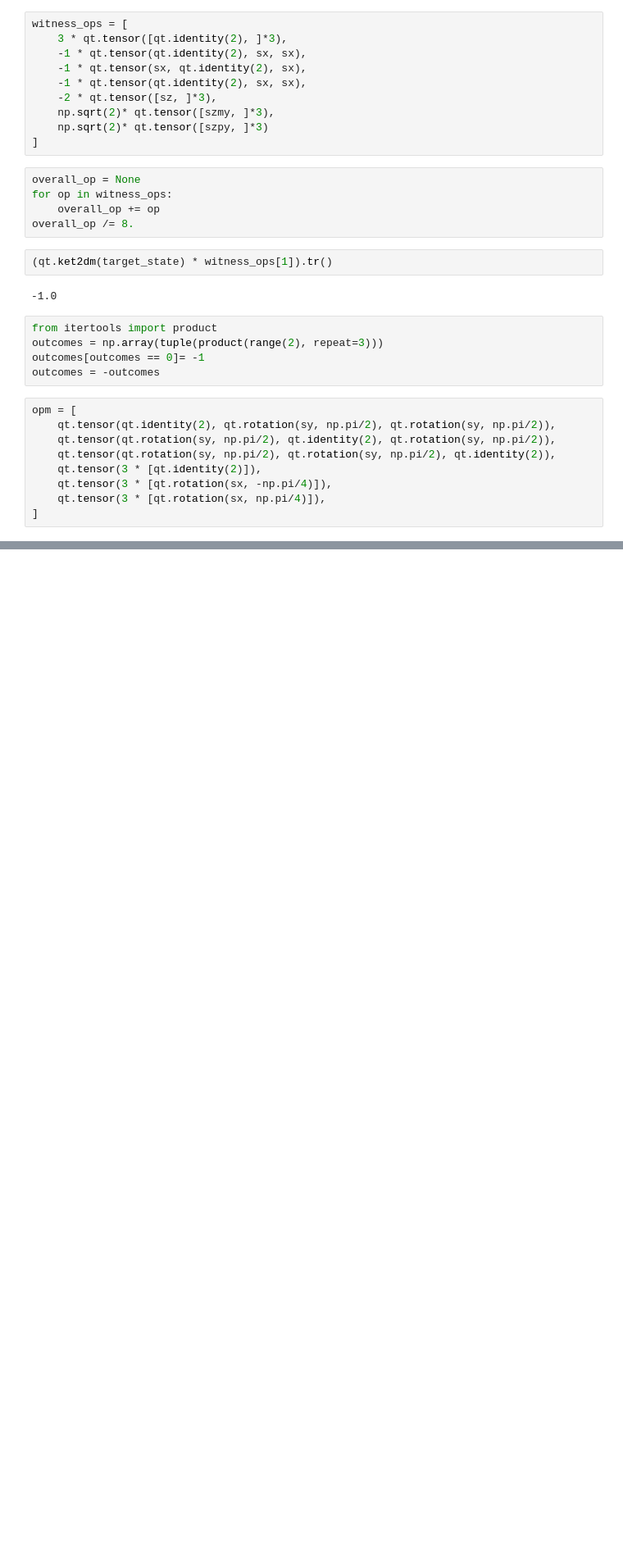
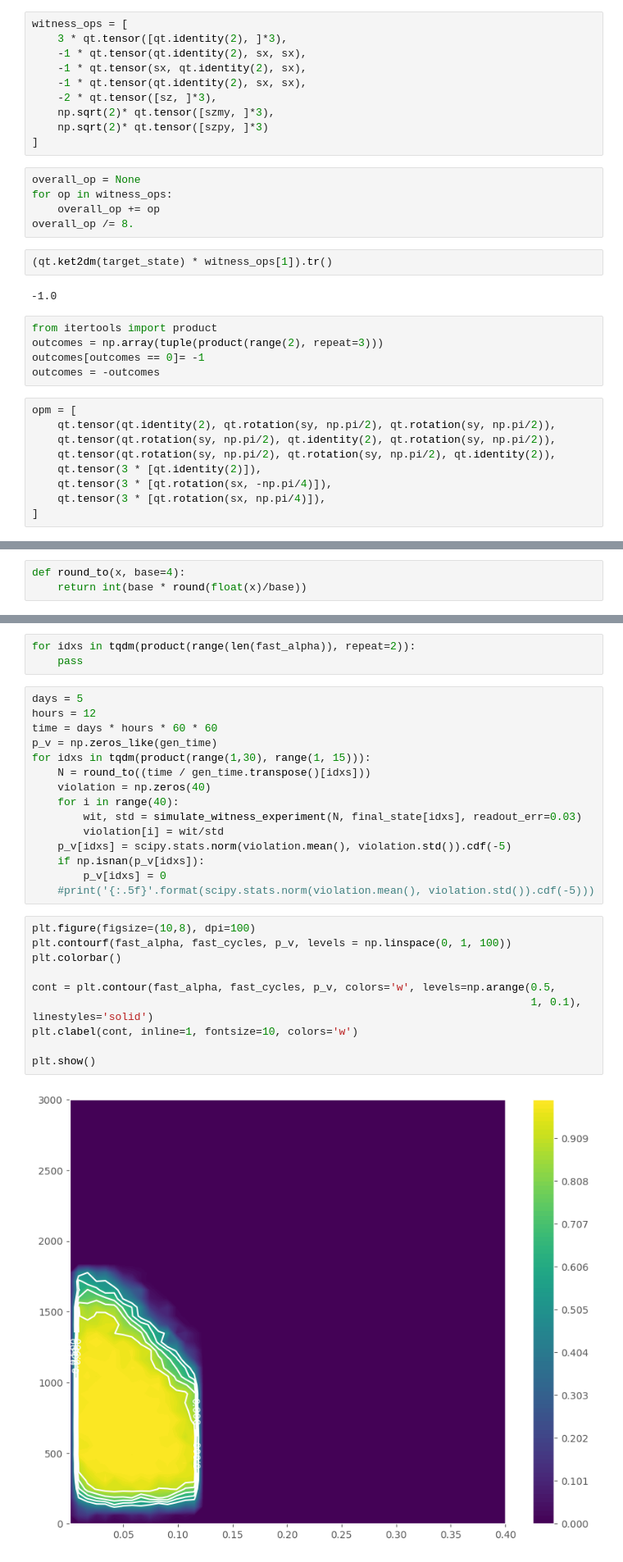
Before and after one commit to matpompili/go-nogo, a Jupyter notebook: Proposal.ipynb, the cells around one changed output, grey strips where cells are left out. Shown at 82% size. Cells and saved outputs as stored; diff of their text form; blank space fills up the shorter version.

```diff
--- a/Proposal.ipynb
+++ b/Proposal.ipynb
@@ -707,0 +714,3 @@ Msmt time: 8.6 days
+# %%
+def round_to(x, base=4):
+    return int(base * round(float(x)/base))
@@ -707,0 +720,30 @@ Msmt time: 8.6 days
+# %%
+for idxs in tqdm(product(range(len(fast_alpha)), repeat=2)):
+    pass
+# %%
+days = 5
+hours = 12
+time = days * hours * 60 * 60
+p_v = np.zeros_like(gen_time)
+for idxs in tqdm(product(range(1,30), range(1, 15))):
+    N = round_to((time / gen_time.transpose()[idxs]))
+    violation = np.zeros(40)
+    for i in range(40):
+        wit, std = simulate_witness_experiment(N, final_state[idxs], readout_err=0.03)
+        violation[i] = wit/std
+    p_v[idxs] = scipy.stats.norm(violation.mean(), violation.std()).cdf(-5)
+    if np.isnan(p_v[idxs]):
+        p_v[idxs] = 0
+    #print('{:.5f}'.format(scipy.stats.norm(violation.mean(), violation.std()).cdf(-5)))
+# %%
+plt.figure(figsize=(10,8), dpi=100)
+plt.contourf(fast_alpha, fast_cycles, p_v, levels = np.linspace(0, 1, 100))
+plt.colorbar()
+
+cont = plt.contour(fast_alpha, fast_cycles, p_v, colors='w', levels=np.arange(0.5,
+                                                                              1, 0.1), linestyles='solid')
+plt.clabel(cont, inline=1, fontsize=10, colors='w')
+
+plt.show()
+# %% [output]
+[figure, added]
```
Also changed, not shown: parts of 14 cells of this notebook.
